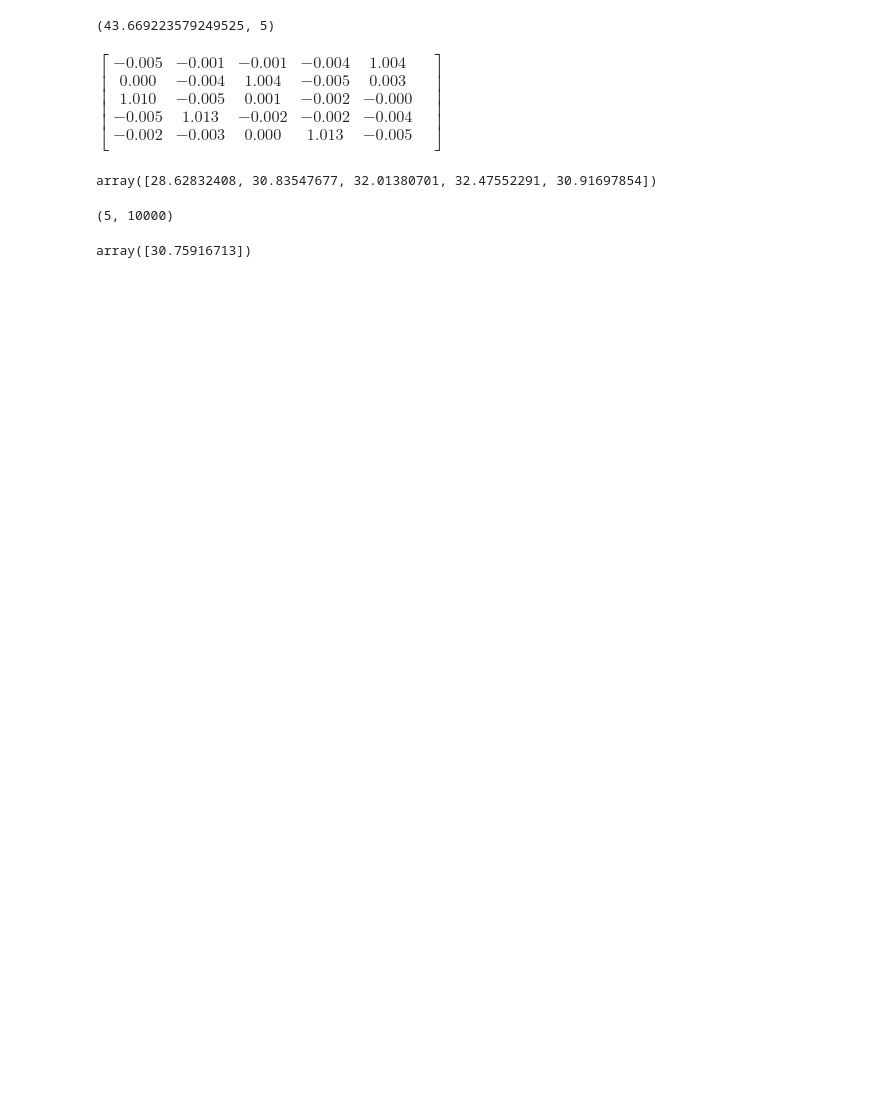
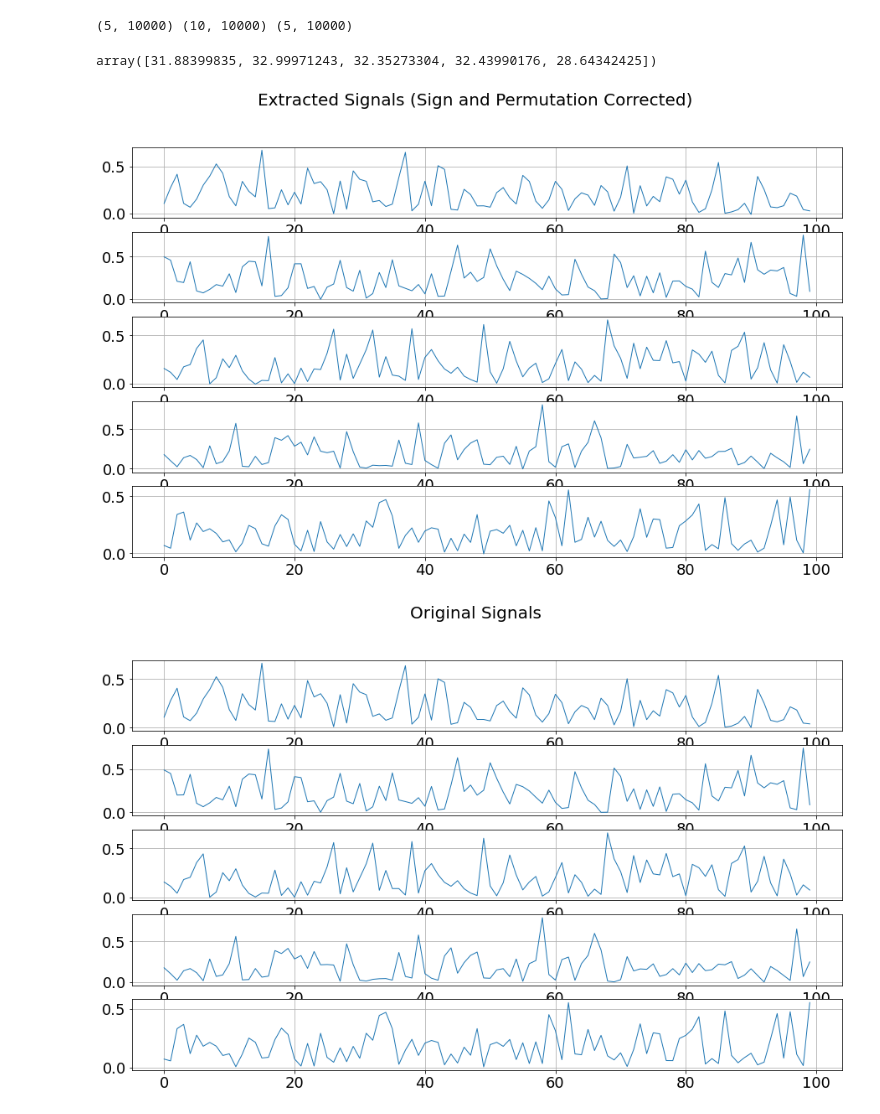
Before and after one commit to BariscanBozkurt/Biologically-Plausible-Correlative-Information-Maximization-for-Blind-Source-Separation, a Jupyter notebook: Numerical_Experiments_Batch_LDMI/LDMIBatch_Simplex_CovBased.ipynb, the cells around one changed output. Saved outputs shown, nothing was run; the diff lists cells and outputs as text; code cells hidden in the pictures; blank space fills up the shorter version.

```diff
--- a/Numerical_Experiments_Batch_LDMI/LDMIBatch_Simplex_CovBased.ipynb
+++ b/Numerical_Experiments_Batch_LDMI/LDMIBatch_Simplex_CovBased.ipynb
@@ -84,4 +94,10 @@ Y = W @ X
 # %%
-CalculateSIR(A,W)
+Y = W @ X
+print(Y.shape, X.shape, S.shape)
+Y_ = signed_and_permutation_corrected_sources(S.T,Y.T)
+coef_ = (Y_ * S.T).sum(axis = 0) / (Y_ * Y_).sum(axis = 0)
+Y_ = coef_ * Y_
+snr(S.T, Y_)
 # %% [output]
-(43.669223579249525, 5)
+(5, 10000) (10, 10000) (5, 10000)
+array([31.88399835, 32.99971243, 32.35273304, 32.43990176, 28.64342425])
@@ -90,28 +104,11 @@ CalculateSIR(A,W)
-# %%
-display_matrix(W @ A)
-# %% [output]
-$\displaystyle \begin{bmatrix}
- -0.005 & -0.001 & -0.001 & -0.004 & 1.004 & \\
- 0.000 & -0.004 & 1.004 & -0.005 & 0.003 & \\
- 1.010 & -0.005 & 0.001 & -0.002 & -0.000 & \\
- -0.005 & 1.013 & -0.002 & -0.002 & -0.004 & \\
- -0.002 & -0.003 & 0.000 & 1.013 & -0.005 & \\
-\end{bmatrix}$
-# %%
-Y = W @ X
-Y.shape, X.shape, S.shape
-Y_ = signed_and_permutation_corrected_sources(S.T,Y.T).T
-snr(S.T, Y_.T)
-# %% [output]
-array([28.62832408, 30.83547677, 32.01380701, 32.47552291, 30.91697854])
-# %%
-S.shape
-# %% [output]
-(5, 10000)
-# %%
-snr(S.reshape(-1,1), Y_.reshape(-1,1))
-# %% [output]
-array([30.75916713])
+# %%
+Y = W @ X
+Y_ = signed_and_permutation_corrected_sources(S.T,Y.T).T
+subplot_1D_signals(X = Y_.T[0:100], title = 'Extracted Signals (Sign and Permutation Corrected)' ,figsize = (15.2,9), colorcode = None)
+subplot_1D_signals(X = S.T[0:100], title = 'Original Signals' ,figsize = (15.2,9), colorcode = None)
+# %% [output]
+[figure, added]
+[figure, added]
 # %%
 # def projection_simplex(V, z=1, axis=None):
 #     """
```
Also changed, not shown: parts of 5 cells of this notebook.
